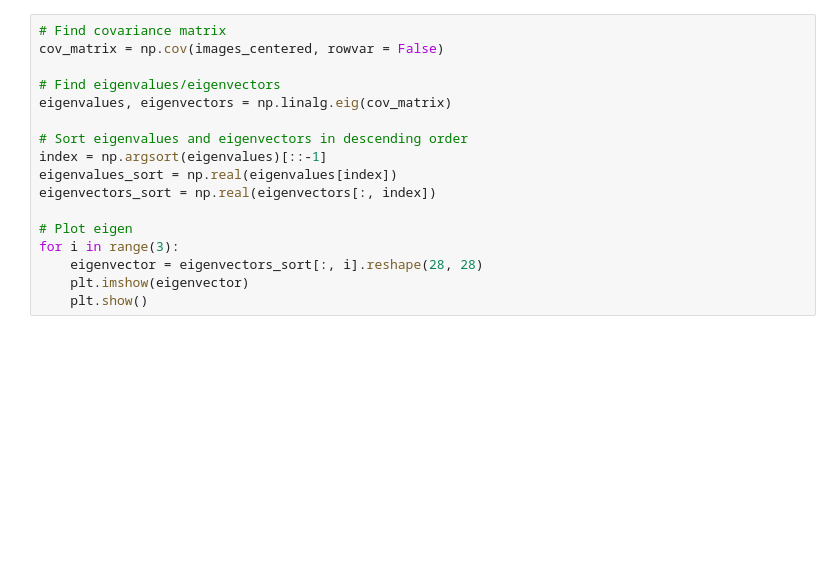
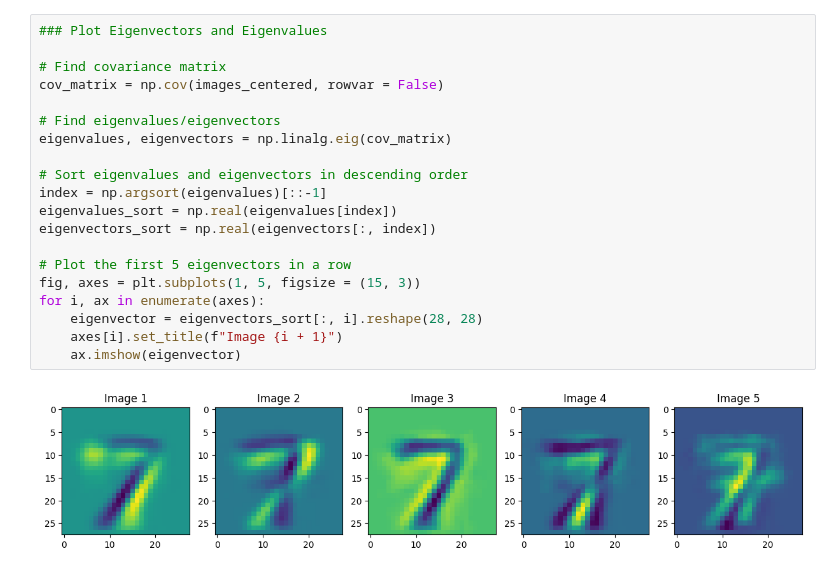
Before and after one commit to nhemauer/PCA-and-Autoencoder, a Jupyter notebook: PCA_and_Autoencoder.ipynb, the cells around one changed output. Drawn from its saved outputs; the diff is of its cells as text; blank space fills up the shorter version.

```diff
--- a/PCA_and_Autoencoder.ipynb
+++ b/PCA_and_Autoencoder.ipynb
@@ -40,18 +49,23 @@ for x in range(3):
 # %%
+### Plot Eigenvectors and Eigenvalues
+
 # Find covariance matrix
 cov_matrix = np.cov(images_centered, rowvar = False)
 
 # Find eigenvalues/eigenvectors
 eigenvalues, eigenvectors = np.linalg.eig(cov_matrix)
 
 # Sort eigenvalues and eigenvectors in descending order
 index = np.argsort(eigenvalues)[::-1]
 eigenvalues_sort = np.real(eigenvalues[index])
 eigenvectors_sort = np.real(eigenvectors[:, index])
 
-# Plot eigen
-for i in range(3):
+# Plot the first 5 eigenvectors in a row
+fig, axes = plt.subplots(1, 5, figsize = (15, 3))
+for i, ax in enumerate(axes):
     eigenvector = eigenvectors_sort[:, i].reshape(28, 28)
-    plt.imshow(eigenvector)
-    plt.show()
+    axes[i].set_title(f"Image {i + 1}")
+    ax.imshow(eigenvector)
+# %% [output]
+[figure, added]
 # %%
```
Also changed, not shown: parts of 21 cells of this notebook.
